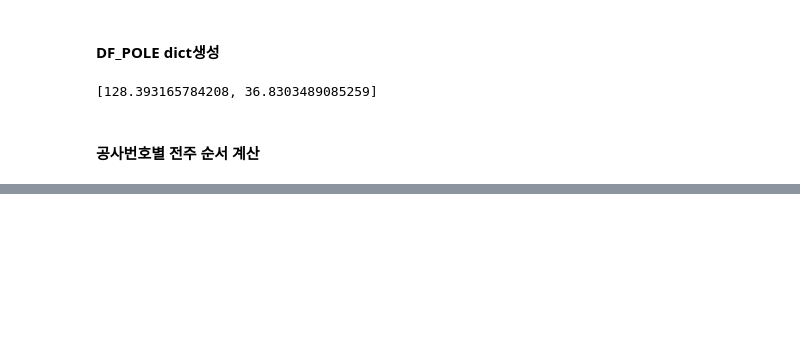
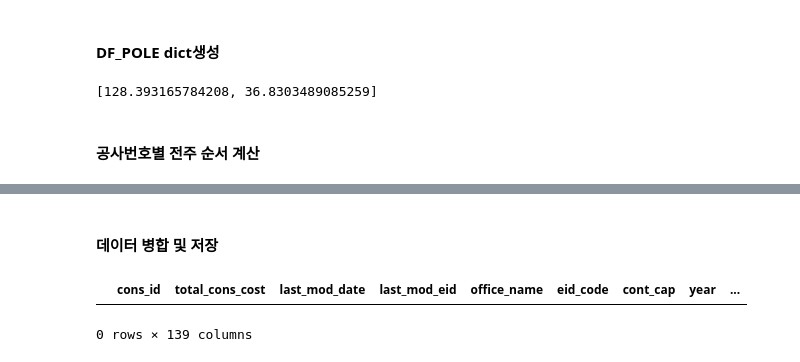
Before and after one commit to freemancho1/ai-projects, a Jupyter notebook: 42-AIDDD-T213P310/4th-details/1e-preprocessing-pole-seq.ipynb, the cells around one changed output, grey strips where cells are left out. Drawn from its saved outputs; the diff is of its cells as text; code cells hidden in the pictures; blank space fills up the shorter version.

```diff
--- a/42-AIDDD-T213P310/4th-details/1e-preprocessing-pole-seq.ipynb
+++ b/42-AIDDD-T213P310/4th-details/1e-preprocessing-pole-seq.ipynb
@@ -157,22 +133,20 @@ def computed_pole_paths(cons_id):
     pole_paths.extend(computed_pole_counts(df_curr_pole, df_curr_line))
 
     # 전주 순서 구하기
-    is_exception, disconnected_count = \
+    is_exception = \
         computed_pole_seqs(pole_paths, df_curr_pole, df_curr_line)
 
-    return is_exception, disconnected_count, pole_paths
+    return is_exception, pole_paths
 # %%
 # 공사번호 리스트
 unique_cons_ids = df_cons.cons_id.unique()
 # 공사번호별 전주 순번 등 경로정보
 cons_id_pole_paths = []
-# 해당 공사에서 전선이 끈긴 횟 수
-cons_id_disconnected_counts = []
+# 학습에서 제외되는 레코드 타입
+exception_types = []
 
 for cons_id in unique_cons_ids:
     # print(f'{cons_id}:')
-    is_exception, disconnected_count, pole_paths = \
-        computed_pole_paths(cons_id)
+    is_exception, pole_paths = computed_pole_paths(cons_id)
     if is_exception is not True:
         cons_id_pole_paths.append(pole_paths)
-        cons_id_disconnected_counts.append(disconnected_count)
@@ -189,3 +229,8 @@ df_pole_paths = pd.DataFrame(cons_id_pole_paths, columns=column_names)
+# %%
+# bool형을 int형으로 변환
+df_pole_paths = df_pole_paths.applymap(lambda x: int(x) if isinstance(x, bool) else x)
+# %% [markdown]
+#### 데이터 병합 및 저장
 # %%
 df_merge = pd.merge(
     df_cons, df_pole_paths,
@@ -193,0 +244,5 @@ df_merge = pd.merge(
+# %%
+df_merge[df_merge.pole3_is_already == True]
+# %% [output]
+|  | cons_id | total_cons_cost | last_mod_date | last_mod_eid | office_name | eid_code | cont_cap | year | ... |
+0 rows × 139 columns
```
Also changed, not shown: parts of 15 cells of this notebook, 18 other files.
